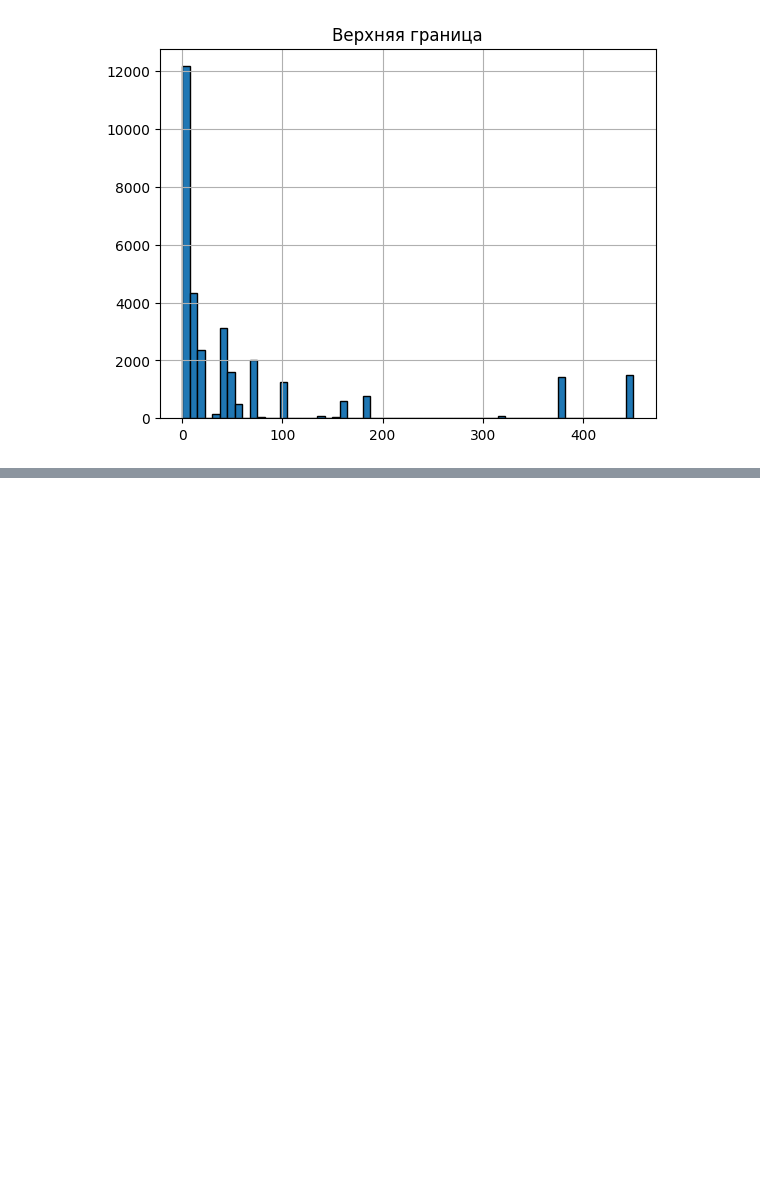
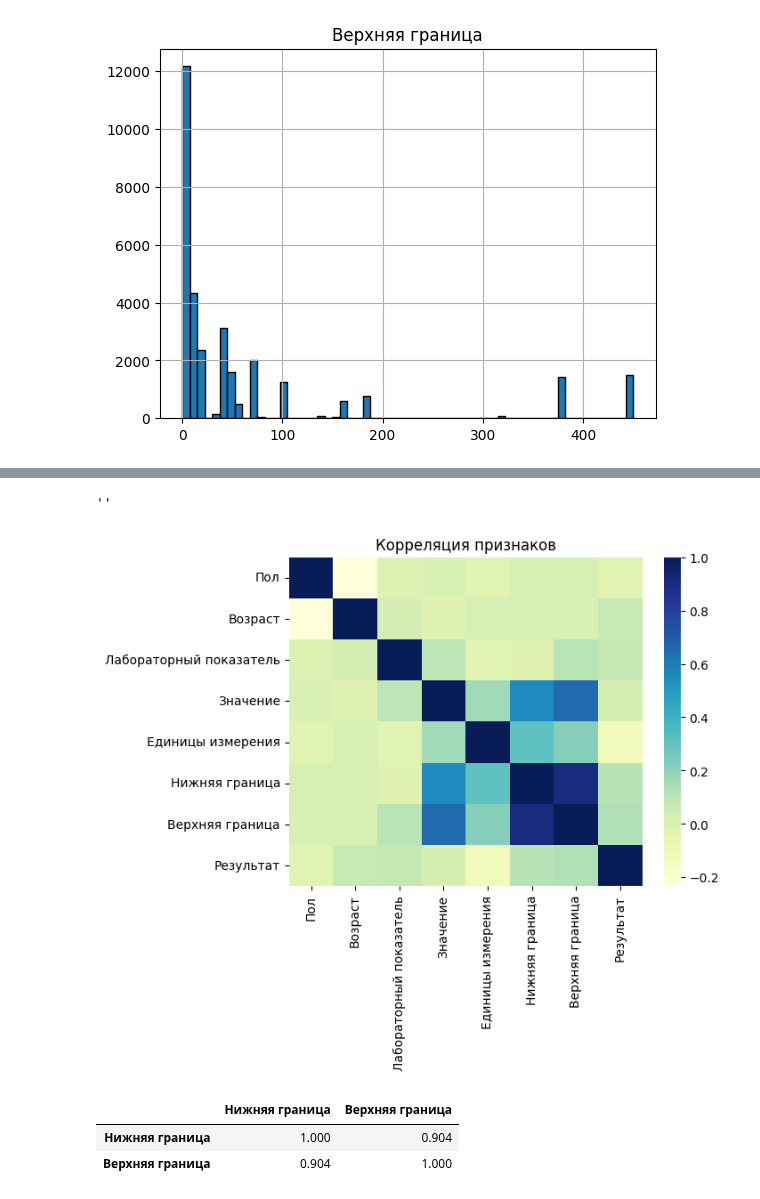
Before and after one commit to Rai1ag/Library, a Jupyter notebook: DSMED_Хакатон/project.ipynb, the cells around one changed output, grey strips where cells are left out. Saved outputs shown, nothing was run; the diff lists cells and outputs as text; code cells hidden in the pictures; blank space fills up the shorter version.

```diff
--- a/DSMED_Хакатон/project.ipynb
+++ b/DSMED_Хакатон/project.ipynb
@@ -863,0 +854,8 @@ project_df
+# %%
+# Визуализируем эту таблицу.
+heatmap = sns.heatmap(data=project_df.corr(), cmap='YlGnBu')
+heatmap.set_title('Корреляция признаков')
+;
+# %% [output]
+''
+[figure, added]
@@ -863,0 +865,10 @@ project_df
+# %%
+# Посмотрим признаки, у которых корреляция по абсолютной величине > 0.8.
+corr = project_df.corr(numeric_only=True).round(3)
+m = (corr.mask(np.eye(len(corr), dtype=bool)).abs() > 0.8).any()
+raw = corr.loc[m, m]
+raw
+# %% [output]
+|  | Нижняя граница | Верхняя граница |
+| Нижняя граница | 1.000 | 0.904 |
+| Верхняя граница | 0.904 | 1.000 |
```
Also changed, not shown: parts of 32 cells of this notebook.
